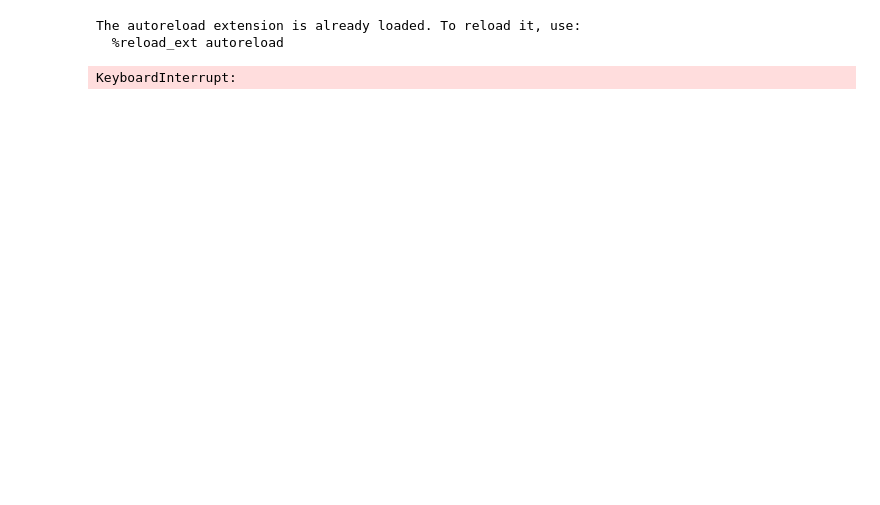
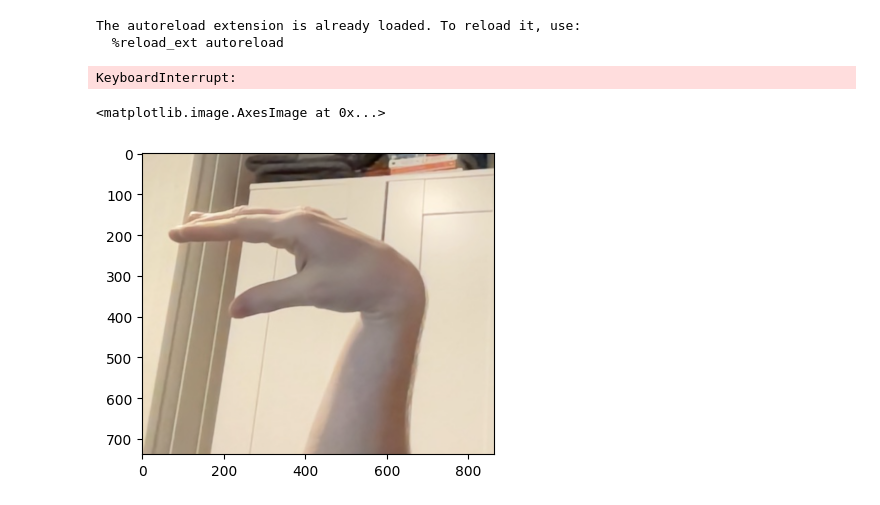
Before and after one commit to eirivarn/ComputerVisionInverseKinematics, a Jupyter notebook: testingNotebook.ipynb, the cells around one changed output. Cells and saved outputs as stored; diff of their text form; code cells hidden in the pictures; blank space fills up the shorter version.

```diff
--- a/testingNotebook.ipynb
+++ b/testingNotebook.ipynb
@@ -48,3 +53,19 @@ while True:
         break
 # %% [output]
 KeyboardInterrupt:
+# %%
+from PIL import Image
+
+path = "./hand.png"
+
+hand_image = Image.open(path)
+image_array = np.array(hand_image)
+gs_image = rgb_to_gray(image_array)
+response = harrisResponse(gs_image, 3, 5, 0.006)
+
+fig = plt.figure(figsize=(10, 7))
+fig.add_subplot(1,2,1)
+plt.imshow(hand_image, cmap="gray", vmin=0, vmax=255)
+# %% [output]
+<matplotlib.image.AxesImage at 0x...>
+[figure, added]
```
Also changed, not shown: parts of 7 cells of this notebook, 3 other files.
